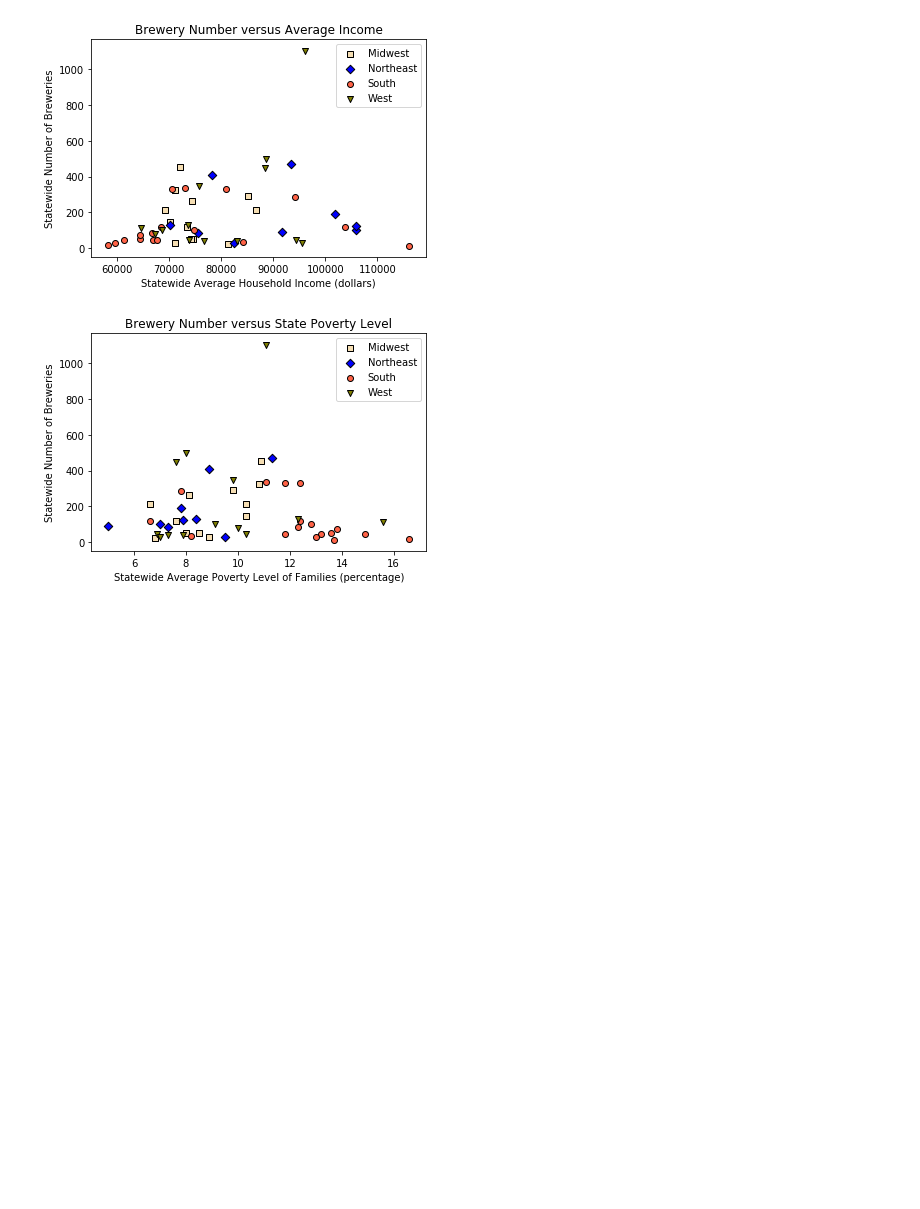
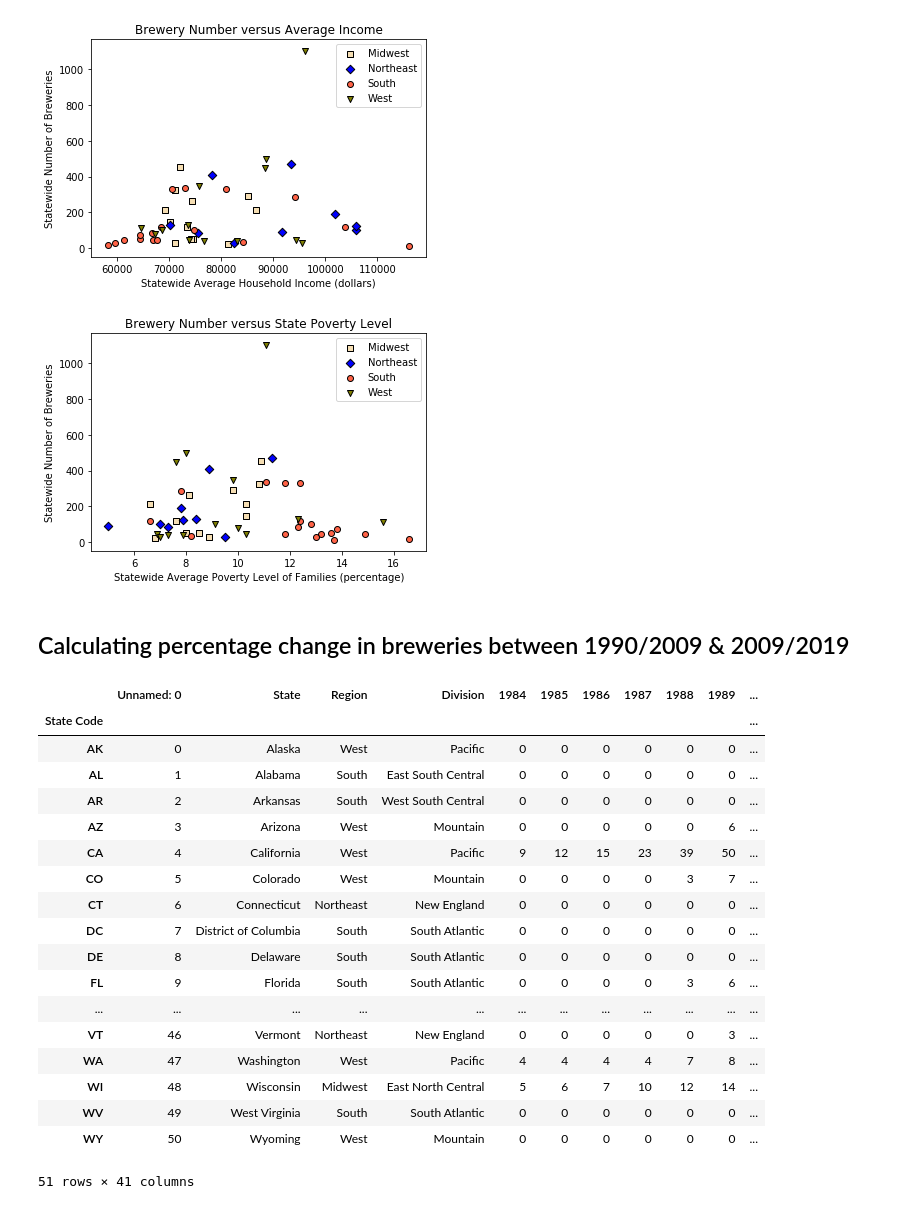
Before and after one commit to akhilliker/Project_1_Team_2, a Jupyter notebook: Bryan's code/Main_Notebook.ipynb, the cells around one changed output. Cells and saved outputs as stored; diff of their text form; code cells hidden in the pictures; blank space fills up the shorter version.

```diff
--- a/Bryan's code/Main_Notebook.ipynb
+++ b/Bryan's code/Main_Notebook.ipynb
@@ -1250,3 +1228,46 @@ plt.savefig("../Images/binned_brewery_production_pie_2017.png", bbox_inches='tig
 plt.show()
 # %%
 brewery_bin2_df
+# %% [markdown]
+## Calculating percentage change in breweries between 1990/2009 & 2009/2019
+# %%
+#pull in csv file with brewery counts per state
+brewcount_csv = "../Raw Data Sources/brewery_per_state_cleaned.csv"
+brewcount_df = pd.read_csv(brewcount_csv)
+# %%
+stateindexed = brewcount_df.set_index("State Code")
+new_df = stateindexed[["1990","1991","1992","1993","1994","1995","1996",]]
+# %%
+#lists to hold percent changes from 1990-2009 and 2009-2019
+chg90to09 = []
+chg09to18 = []
+ninety = stateindexed['1990']
+ohnine = stateindexed['2009']
+eighteen = stateindexed['2018']
+#calculate percent change of both timeframes for each state
+for state in stateindexed:
+    chg90to09 = (((ohnine - ninety)/ninety)*100)
+    chg09to18 = (((eighteen - ohnine)/ohnine)*100)
+stateindexed["90-09 Change"] = chg90to09
+stateindexed["09-18 Change"] = chg09to18
+stateindexed.head()
+# %% [output]
+|  | Unnamed: 0 | State | Region | Division | 1984 | 1985 | 1986 | 1987 | 1988 | 1989 | ... |
+| State Code |  |  |  |  |  |  |  |  |  |  | ... |
+| AK | 0 | Alaska | West | Pacific | 0 | 0 | 0 | 0 | 0 | 0 | ... |
+| AL | 1 | Alabama | South | East South Central | 0 | 0 | 0 | 0 | 0 | 0 | ... |
+| AR | 2 | Arkansas | South | West South Central | 0 | 0 | 0 | 0 | 0 | 0 | ... |
+| AZ | 3 | Arizona | West | Mountain | 0 | 0 | 0 | 0 | 0 | 6 | ... |
+| CA | 4 | California | West | Pacific | 9 | 12 | 15 | 23 | 39 | 50 | ... |
+| CO | 5 | Colorado | West | Mountain | 0 | 0 | 0 | 0 | 3 | 7 | ... |
+| CT | 6 | Connecticut | Northeast | New England | 0 | 0 | 0 | 0 | 0 | 0 | ... |
+| DC | 7 | District of Columbia | South | South Atlantic | 0 | 0 | 0 | 0 | 0 | 0 | ... |
+| DE | 8 | Delaware | South | South Atlantic | 0 | 0 | 0 | 0 | 0 | 0 | ... |
+| FL | 9 | Florida | South | South Atlantic | 0 | 0 | 0 | 0 | 3 | 6 | ... |
+| ... | ... | ... | ... | ... | ... | ... | ... | ... | ... | ... | ... |
+| VT | 46 | Vermont | Northeast | New England | 0 | 0 | 0 | 0 | 0 | 3 | ... |
+| WA | 47 | Washington | West | Pacific | 4 | 4 | 4 | 4 | 7 | 8 | ... |
+| WI | 48 | Wisconsin | Midwest | East North Central | 5 | 6 | 7 | 10 | 12 | 14 | ... |
+| WV | 49 | West Virginia | South | South Atlantic | 0 | 0 | 0 | 0 | 0 | 0 | ... |
+| WY | 50 | Wyoming | West | Mountain | 0 | 0 | 0 | 0 | 0 | 0 | ... |
+51 rows × 41 columns
```
Also changed, not shown: parts of 3 cells of this notebook.
